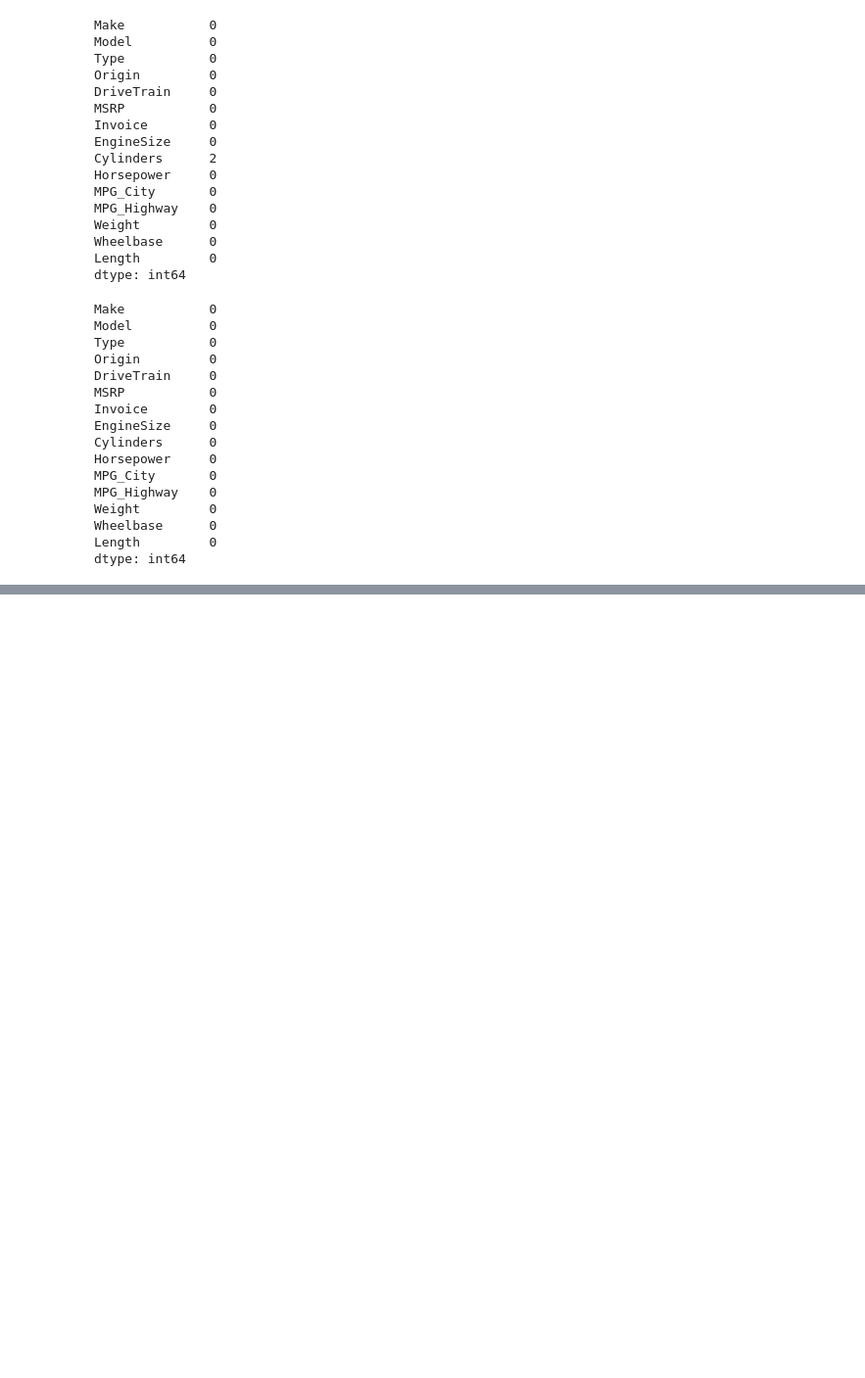
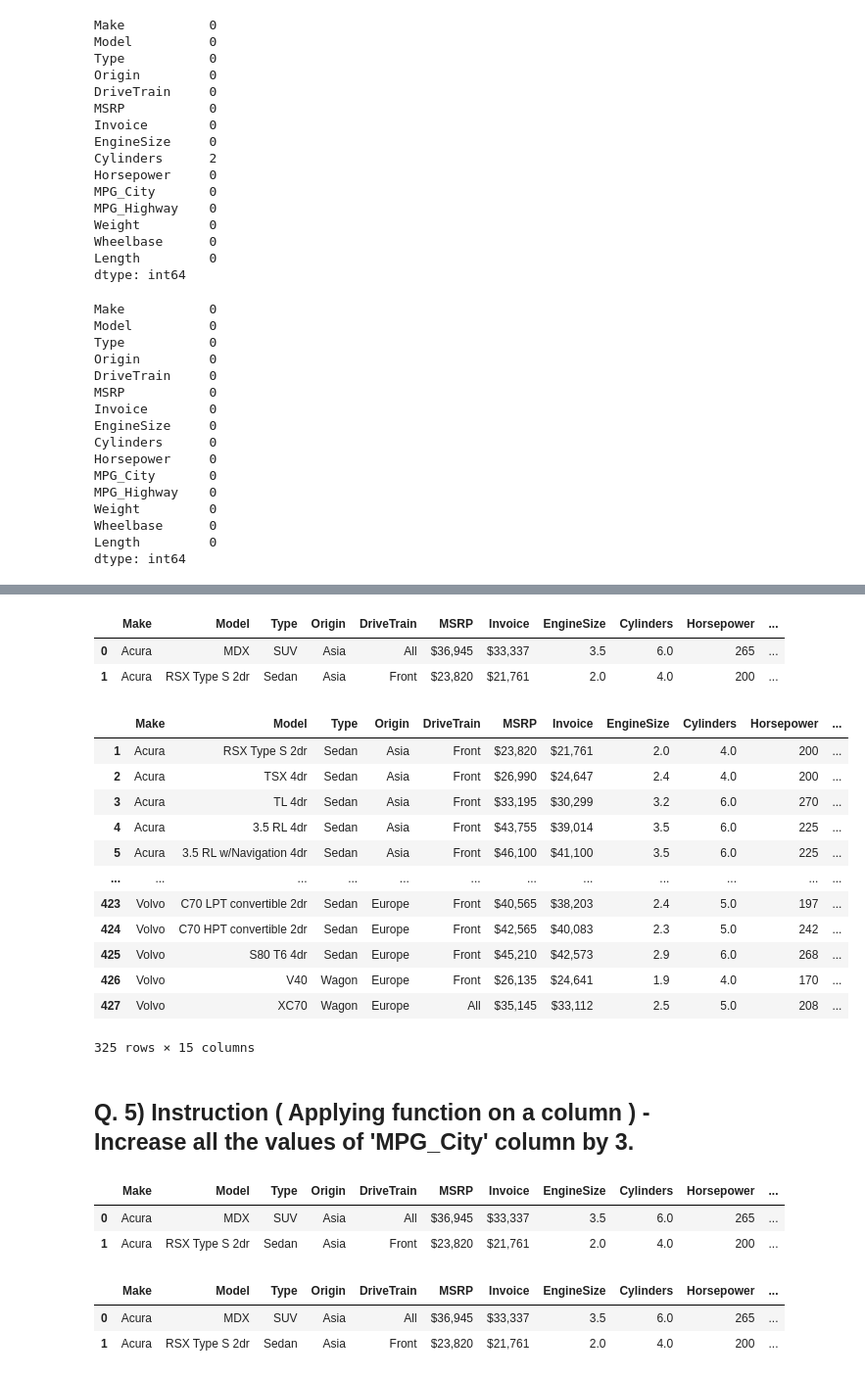
Before and after one commit to rifatabrarjowad/basicDAProject, a Jupyter notebook: Project02/main.ipynb, the cells around one changed output, grey strips where cells are left out. Shown at 98% size. Saved outputs shown, nothing was run; the diff lists cells and outputs as text; code cells hidden in the pictures; blank space fills up the shorter version.

```diff
--- a/Project02/main.ipynb
+++ b/Project02/main.ipynb
@@ -71,0 +126,30 @@ dtype: int64
+# %%
+car.head(2)
+# %% [output]
+|  | Make | Model | Type | Origin | DriveTrain | MSRP | Invoice | EngineSize | Cylinders | Horsepower | ... |
+| 0 | Acura | MDX | SUV | Asia | All | $36,945 | $33,337 | 3.5 | 6.0 | 265 | ... |
+| 1 | Acura | RSX Type S 2dr | Sedan | Asia | Front | $23,820 | $21,761 | 2.0 | 4.0 | 200 | ... |
+# %%
+car[~(car['Weight']>4000)]
+# %% [output]
+|  | Make | Model | Type | Origin | DriveTrain | MSRP | Invoice | EngineSize | Cylinders | Horsepower | ... |
+| 1 | Acura | RSX Type S 2dr | Sedan | Asia | Front | $23,820 | $21,761 | 2.0 | 4.0 | 200 | ... |
+| 2 | Acura | TSX 4dr | Sedan | Asia | Front | $26,990 | $24,647 | 2.4 | 4.0 | 200 | ... |
+| 3 | Acura | TL 4dr | Sedan | Asia | Front | $33,195 | $30,299 | 3.2 | 6.0 | 270 | ... |
+| 4 | Acura | 3.5 RL 4dr | Sedan | Asia | Front | $43,755 | $39,014 | 3.5 | 6.0 | 225 | ... |
+| 5 | Acura | 3.5 RL w/Navigation 4dr | Sedan | Asia | Front | $46,100 | $41,100 | 3.5 | 6.0 | 225 | ... |
+| ... | ... | ... | ... | ... | ... | ... | ... | ... | ... | ... | ... |
+| 423 | Volvo | C70 LPT convertible 2dr | Sedan | Europe | Front | $40,565 | $38,203 | 2.4 | 5.0 | 197 | ... |
+| 424 | Volvo | C70 HPT convertible 2dr | Sedan | Europe | Front | $42,565 | $40,083 | 2.3 | 5.0 | 242 | ... |
+| 425 | Volvo | S80 T6 4dr | Sedan | Europe | Front | $45,210 | $42,573 | 2.9 | 6.0 | 268 | ... |
+| 426 | Volvo | V40 | Wagon | Europe | Front | $26,135 | $24,641 | 1.9 | 4.0 | 170 | ... |
+| 427 | Volvo | XC70 | Wagon | Europe | All | $35,145 | $33,112 | 2.5 | 5.0 | 208 | ... |
+325 rows × 15 columns
+# %% [markdown]
+## Q. 5) Instruction ( Applying function on a column ) - Increase all the values of 'MPG_City' column by 3.
+# %%
+car.head(2)
+# %% [output]
+|  | Make | Model | Type | Origin | DriveTrain | MSRP | Invoice | EngineSize | Cylinders | Horsepower | ... |
+| 0 | Acura | MDX | SUV | Asia | All | $36,945 | $33,337 | 3.5 | 6.0 | 265 | ... |
+| 1 | Acura | RSX Type S 2dr | Sedan | Asia | Front | $23,820 | $21,761 | 2.0 | 4.0 | 200 | ... |
@@ -71,0 +158,6 @@ dtype: int64
+# %%
+car.head(2)
+# %% [output]
+|  | Make | Model | Type | Origin | DriveTrain | MSRP | Invoice | EngineSize | Cylinders | Horsepower | ... |
+| 0 | Acura | MDX | SUV | Asia | All | $36,945 | $33,337 | 3.5 | 6.0 | 265 | ... |
+| 1 | Acura | RSX Type S 2dr | Sedan | Asia | Front | $23,820 | $21,761 | 2.0 | 4.0 | 200 | ... |
```
Also changed, not shown: parts of 8 cells of this notebook.
